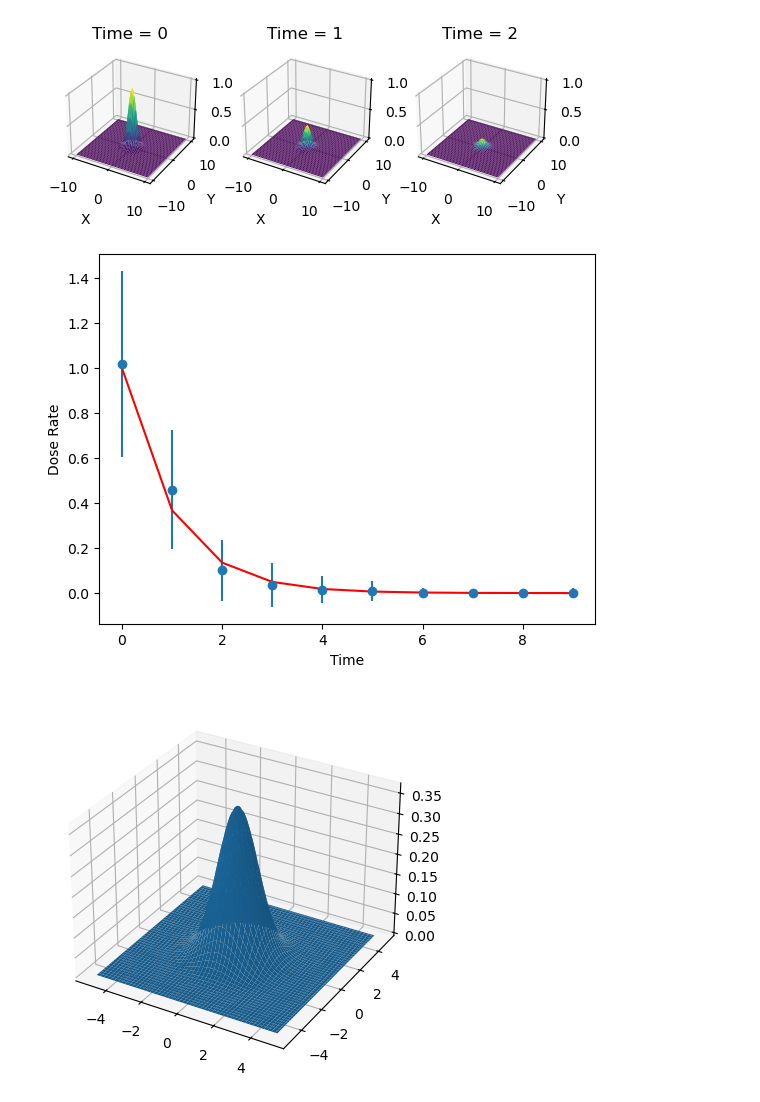
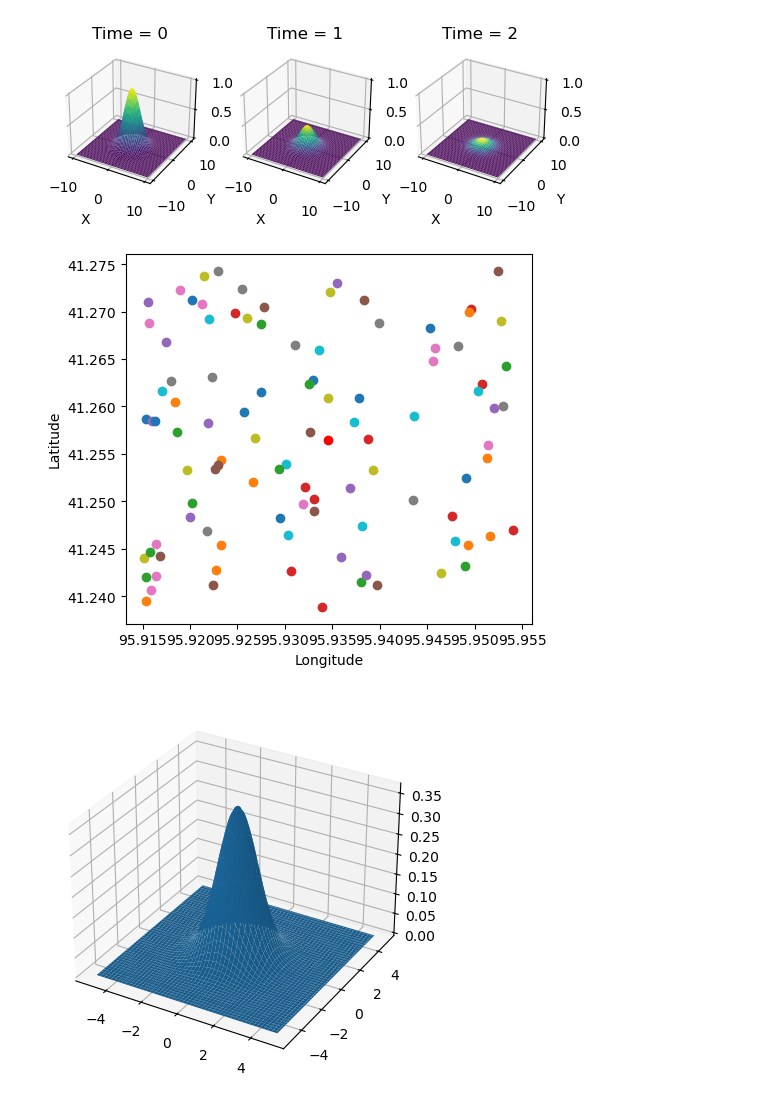
Before and after one commit to davidfobar/SCRAM, a Jupyter notebook: MINES-Sim/pyTorch_model.ipynb, the cells around one changed output. Drawn from its saved outputs; the diff is of its cells as text; code cells hidden in the pictures.

Commit message:
detector placement iwth uniform distrobution

```diff
--- a/MINES-Sim/pyTorch_model.ipynb
+++ b/MINES-Sim/pyTorch_model.ipynb
@@ -193,17 +205,51 @@ class Gateway:
-# %%
-gaussianField = GaussianField(burst_lat=41.2565, burst_long=95.9345, burst_time=0, altitude=0, sigma=1, decayConstant=1)
-gaussianField.plotFields()
-
-detector = SimDetector(lat=41.2565, long=95.9445, simRadField=gaussianField, id=1, detMeasurementUncertainty=0.2, expectedDecayRate=1, decayProcessVariance=0.1)
-gateways = [Gateway(41.2865, 95.9345), Gateway(41.2565, 95.9545)]
-
-for t in range(10):
-  detector.updateSim(t, gateways)
-
-detector.plotDoseRate(detector.trueDoseRates)
-# %% [output]
-[figure, removed]
-[figure, removed]
+# %%
+#lat/long for omaha, NE
+#lat = 41.2565
+#long = 95.9345
+
+gz_lat = 41.2565
+gz_long = 95.9345
+
+detectorDistrobutionWidth = 2000 #meters
+
+gaussianField = GaussianField(burst_lat=gz_lat, burst_long=gz_long, sigma=2)
+gaussianField.plotFields()
+
+#from ground zero, determine the bounding lat/longs for the detector array
+minLat = gz_lat - metersToDeltaLat(detectorDistrobutionWidth)
+maxLat = gz_lat + metersToDeltaLat(detectorDistrobutionWidth)
+minLong = gz_long - metersToDeltaLong(detectorDistrobutionWidth, gz_lat)
+maxLong = gz_long + metersToDeltaLong(detectorDistrobutionWidth, gz_lat)
+
+#initialize the detectors
+detectors = []
+for i in range(100):
+  lat = np.random.uniform(minLat, maxLat)
+  long = np.random.uniform(minLong, maxLong)
+  detector = SimDetector(lat=lat, long=long, simRadField=gaussianField, id=i)
+  detectors.append(detector)
+
+#detector = SimDetector(lat=41.2565, long=95.9445, simRadField=gaussianField, id=1)
+gateways = [Gateway(41.2865, 95.9345), Gateway(41.2565, 95.9545)]
+
+#plot the initial positions of the detectors
+fig = plt.figure()
+ax = fig.add_subplot(111)
+for detector in detectors:
+  ax.plot(detector.trueLong, detector.trueLat, 'o')
+ax.plot(gz_long, gz_lat, 'ro')
+ax.set_xlabel('Longitude')
+ax.set_ylabel('Latitude')
+#make is square
+ax.set_aspect('equal')
+plt.show()
+
+for time in range(10):
+  for detector in detectors:
+    detector.updateSim(time, gateways)
+# %% [output]
+[figure, added]
+[figure, added]
 # %%
 # define a 2d gaussian function
 import numpy as np
```
Also changed, not shown: parts of 1 cell of this notebook.
